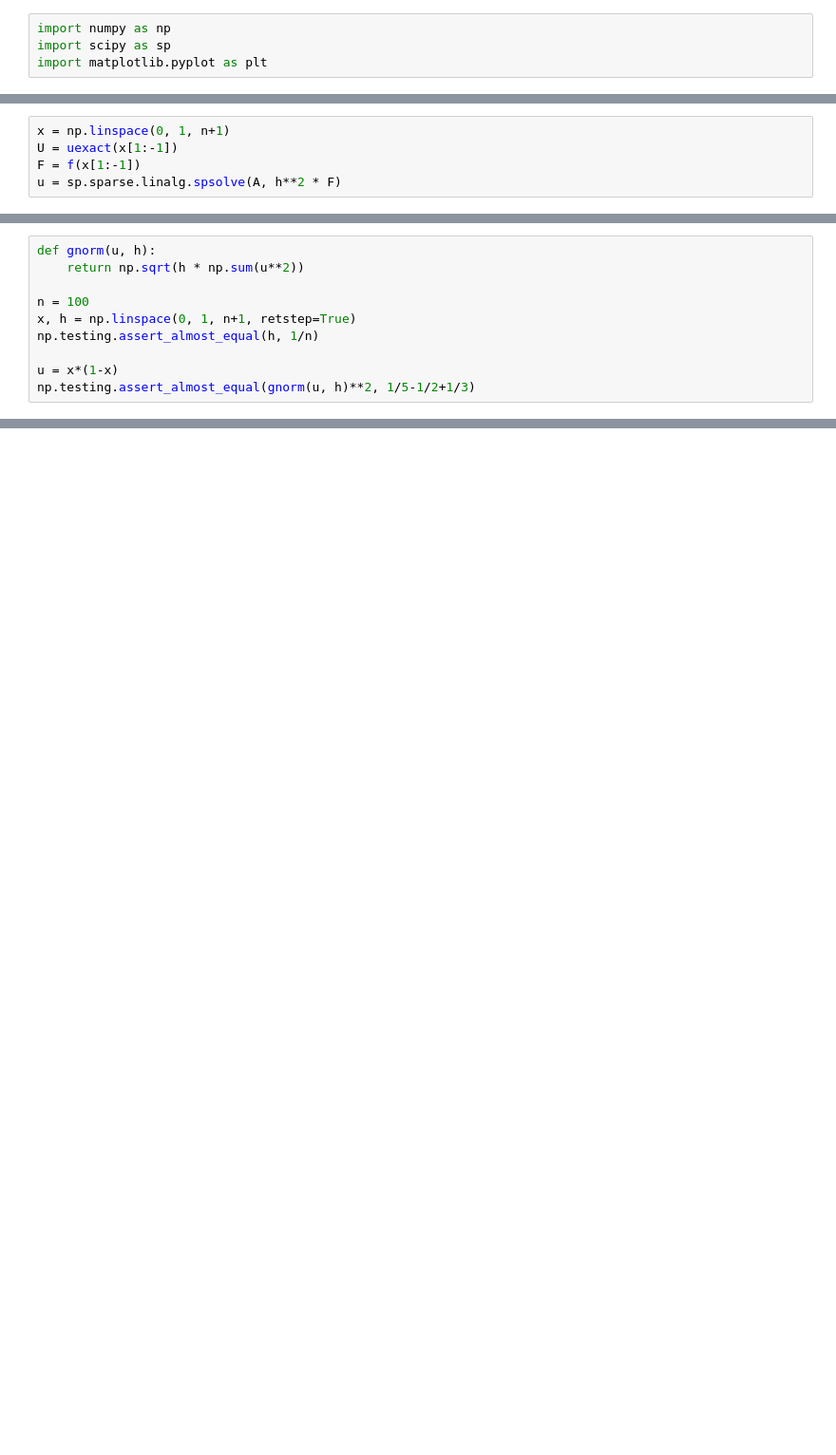
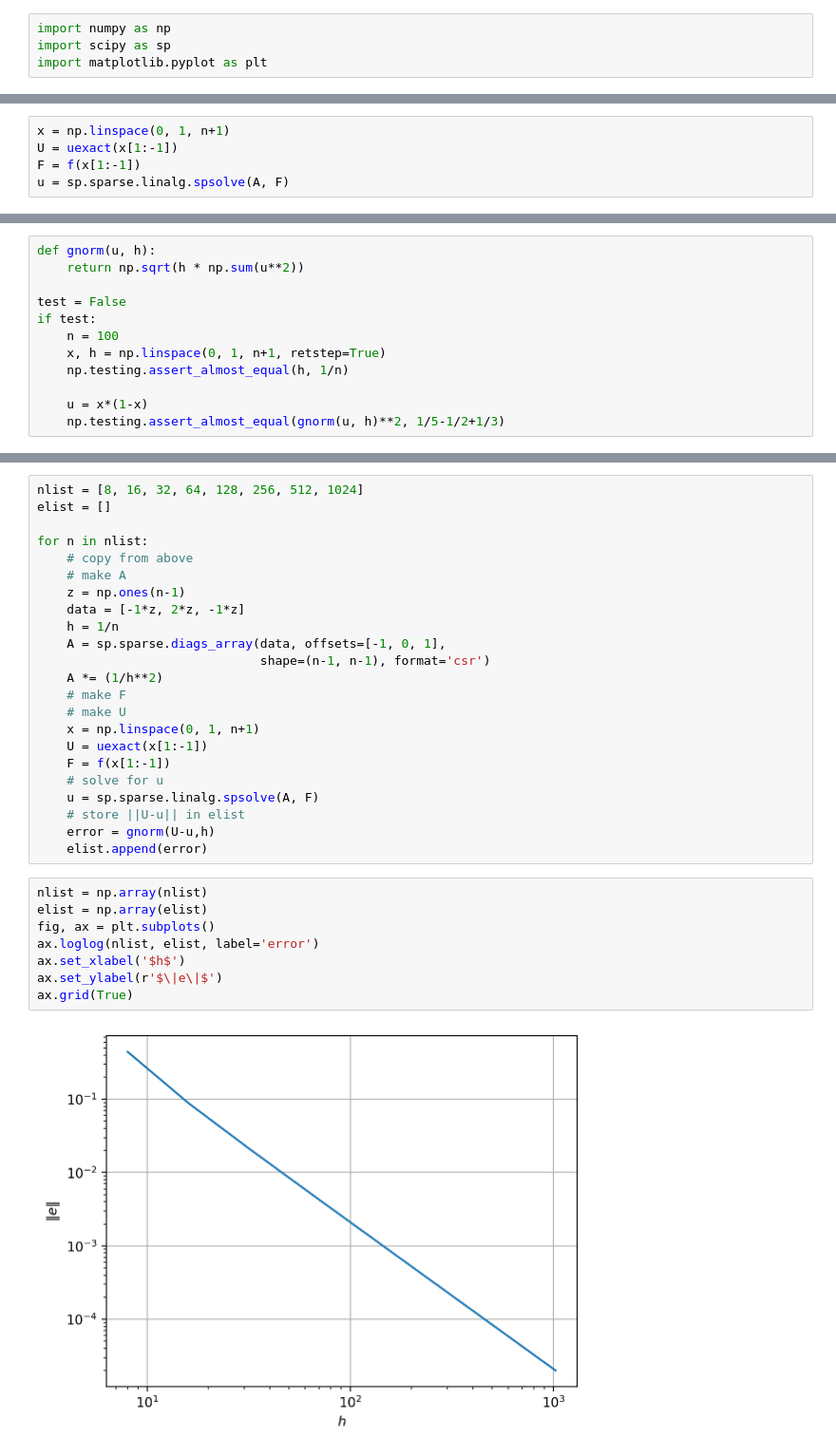
Before and after one commit to lukeolson/cs555-demos, a Jupyter notebook: 03_fd_1d.ipynb, the cells around one changed output, grey strips where cells are left out. Shown: that part at 95% size. Drawn from its saved outputs; the diff is of its cells as text; blank space fills up the shorter version.

```diff
--- a/03_fd_1d.ipynb
+++ b/03_fd_1d.ipynb
@@ -21,7 +20,7 @@ def f(x, k=1):
 x = np.linspace(0, 1, n+1)
 U = uexact(x[1:-1])
 F = f(x[1:-1])
-u = sp.sparse.linalg.spsolve(A, h**2 * F)
+u = sp.sparse.linalg.spsolve(A, F)
 # %%
 fig, ax = plt.subplots()
 ax.plot(x[1:-1], U, label='$U(x_j)$')
@@ -31,10 +33,12 @@ plt.legend()
 def gnorm(u, h):
     return np.sqrt(h * np.sum(u**2))
 
-n = 100
-x, h = np.linspace(0, 1, n+1, retstep=True)
-np.testing.assert_almost_equal(h, 1/n)
+test = False
+if test:
+    n = 100
+    x, h = np.linspace(0, 1, n+1, retstep=True)
+    np.testing.assert_almost_equal(h, 1/n)
 
-u = x*(1-x)
-np.testing.assert_almost_equal(gnorm(u, h)**2, 1/5-1/2+1/3)
+    u = x*(1-x)
+    np.testing.assert_almost_equal(gnorm(u, h)**2, 1/5-1/2+1/3)
 # %%
@@ -41,0 +52,33 @@ gnorm(A @ U - F, h)
+# %%
+nlist = [8, 16, 32, 64, 128, 256, 512, 1024]
+elist = []
+
+for n in nlist:
+    # copy from above
+    # make A
+    z = np.ones(n-1)
+    data = [-1*z, 2*z, -1*z]
+    h = 1/n
+    A = sp.sparse.diags_array(data, offsets=[-1, 0, 1],
+                              shape=(n-1, n-1), format='csr')
+    A *= (1/h**2)
+    # make F
+    # make U
+    x = np.linspace(0, 1, n+1)
+    U = uexact(x[1:-1])
+    F = f(x[1:-1])
+    # solve for u
+    u = sp.sparse.linalg.spsolve(A, F)
+    # store ||U-u|| in elist
+    error = gnorm(U-u,h)
+    elist.append(error)
+# %%
+nlist = np.array(nlist)
+elist = np.array(elist)
+fig, ax = plt.subplots()
+ax.loglog(nlist, elist, label='error')
+ax.set_xlabel('$h$')
+ax.set_ylabel(r'$\|e\|$')
+ax.grid(True)
+# %% [output]
+[figure, added]
```
Also changed, not shown: parts of 6 cells of this notebook.
